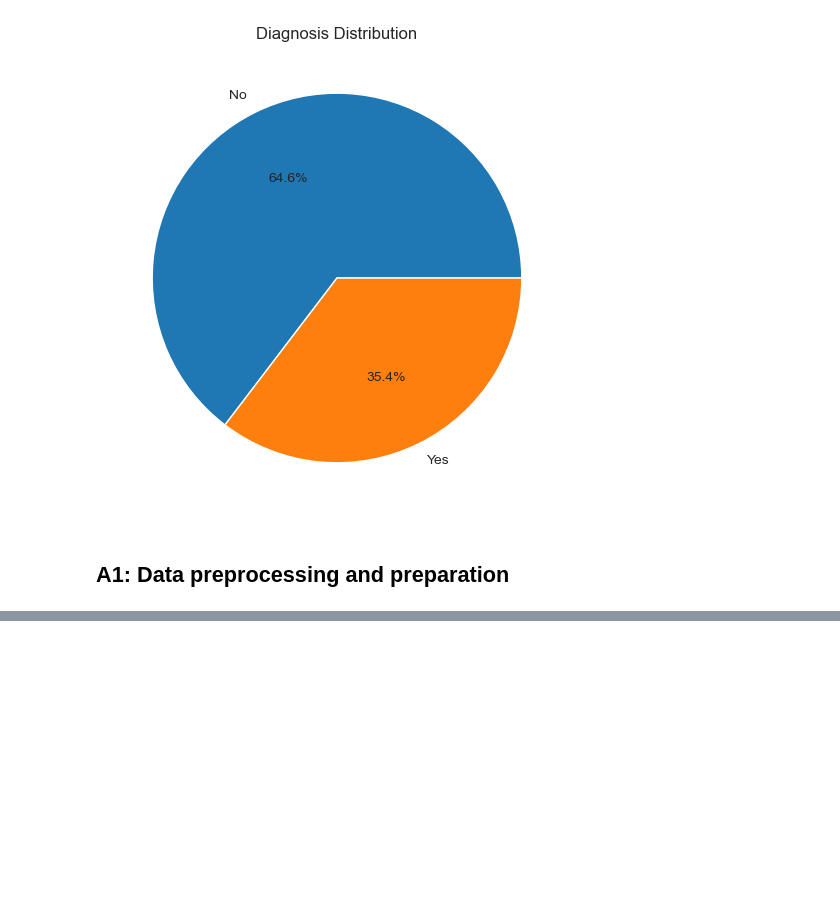
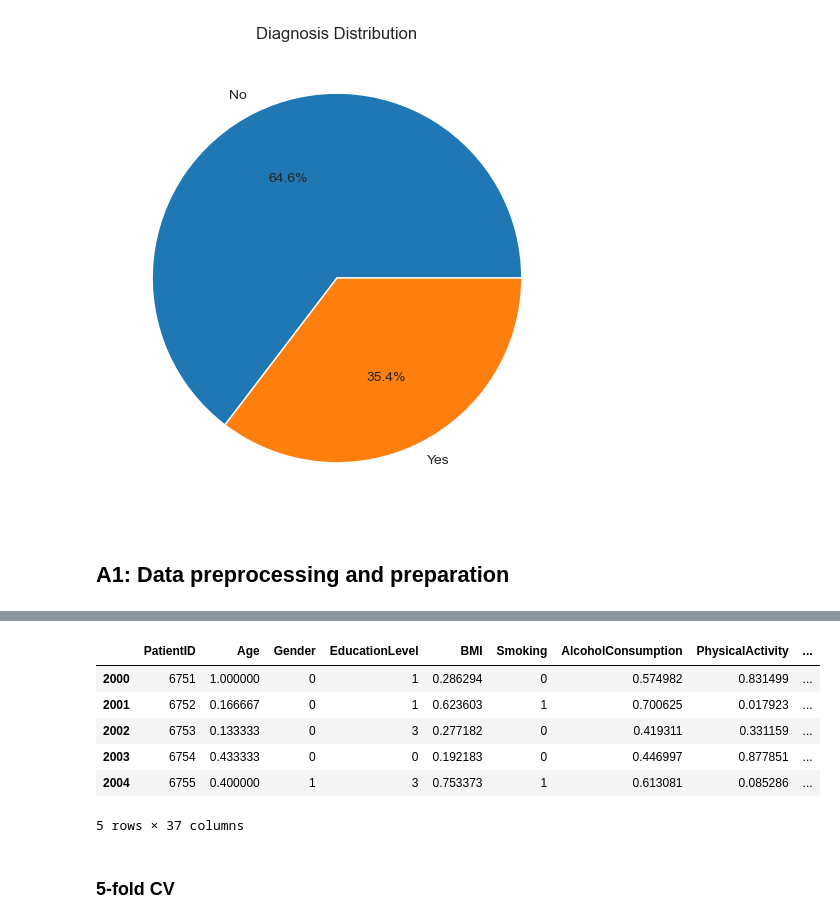
Before and after one commit to thanasisbkls/nn-alzheimer-prediction, a Jupyter notebook: part-a.ipynb, the cells around one changed output, grey strips where cells are left out. Saved outputs shown, nothing was run; the diff lists cells and outputs as text; code cells hidden in the pictures; blank space fills up the shorter version.

```diff
--- a/part-a.ipynb
+++ b/part-a.ipynb
@@ -236,0 +308,12 @@ plt.show()
+# %%
+x_val.head()
+# %% [output]
+|  | PatientID | Age | Gender | EducationLevel | BMI | Smoking | AlcoholConsumption | PhysicalActivity | ... |
+| 2000 | 6751 | 1.000000 | 0 | 1 | 0.286294 | 0 | 0.574982 | 0.831499 | ... |
+| 2001 | 6752 | 0.166667 | 0 | 1 | 0.623603 | 1 | 0.700625 | 0.017923 | ... |
+| 2002 | 6753 | 0.133333 | 0 | 3 | 0.277182 | 0 | 0.419311 | 0.331159 | ... |
+| 2003 | 6754 | 0.433333 | 0 | 0 | 0.192183 | 0 | 0.446997 | 0.877851 | ... |
+| 2004 | 6755 | 0.400000 | 1 | 3 | 0.753373 | 1 | 0.613081 | 0.085286 | ... |
+5 rows × 37 columns
+# %% [markdown]
+### 5-fold CV
```
Also changed, not shown: parts of 10 cells of this notebook.
